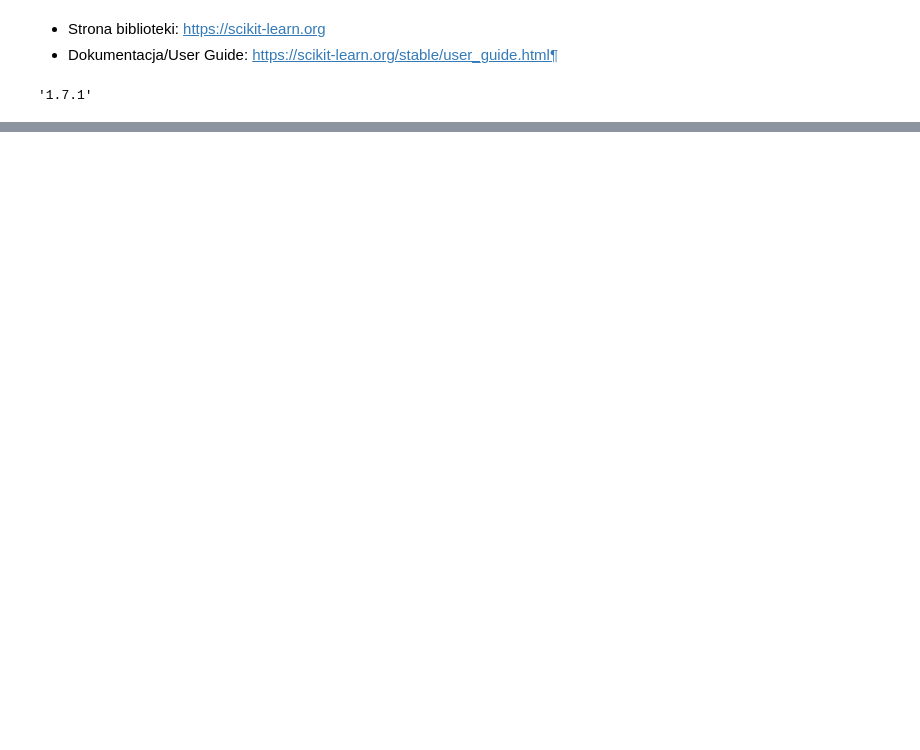
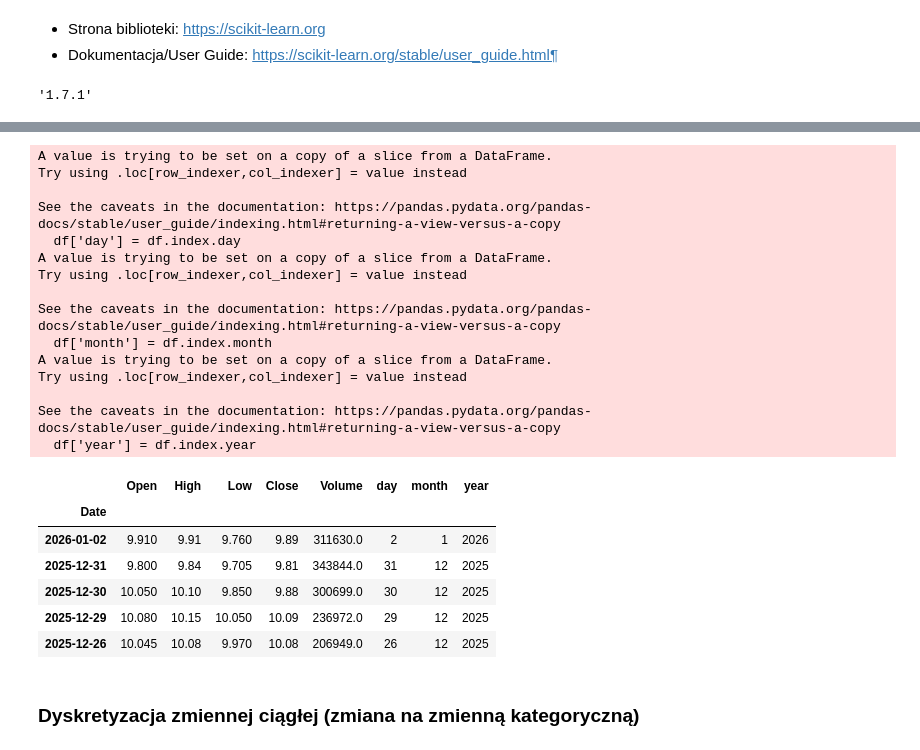
Before and after one commit to DamianPodrazaCode/Python_code, a Jupyter notebook: Jupyter/SciKit-Learn-bootcamp_cz1/03_feature_extraction.ipynb, the cells around one changed output, grey strips where cells are left out. Saved outputs shown, nothing was run; the diff lists cells and outputs as text; code cells hidden in the pictures; blank space fills up the shorter version.

```diff
--- a/Jupyter/SciKit-Learn-bootcamp_cz1/03_feature_extraction.ipynb
+++ b/Jupyter/SciKit-Learn-bootcamp_cz1/03_feature_extraction.ipynb
@@ -46,0 +66,30 @@ memory usage: 240.0 bytes
+# %%
+df['day'] = df.index.day
+df['month'] = df.index.month
+df['year'] = df.index.year
+df
+# %% [output]
+A value is trying to be set on a copy of a slice from a DataFrame.
+Try using .loc[row_indexer,col_indexer] = value instead
+
+See the caveats in the documentation: https://pandas.pydata.org/pandas-docs/stable/user_guide/indexing.html#returning-a-view-versus-a-copy
+  df['day'] = df.index.day
+A value is trying to be set on a copy of a slice from a DataFrame.
+Try using .loc[row_indexer,col_indexer] = value instead
+
+See the caveats in the documentation: https://pandas.pydata.org/pandas-docs/stable/user_guide/indexing.html#returning-a-view-versus-a-copy
+  df['month'] = df.index.month
+A value is trying to be set on a copy of a slice from a DataFrame.
+Try using .loc[row_indexer,col_indexer] = value instead
+
+See the caveats in the documentation: https://pandas.pydata.org/pandas-docs/stable/user_guide/indexing.html#returning-a-view-versus-a-copy
+  df['year'] = df.index.year
+|  | Open | High | Low | Close | Volume | day | month | year |
+| Date |  |  |  |  |  |  |  |  |
+| 2026-01-02 | 9.910 | 9.91 | 9.760 | 9.89 | 311630.0 | 2 | 1 | 2026 |
+| 2025-12-31 | 9.800 | 9.84 | 9.705 | 9.81 | 343844.0 | 31 | 12 | 2025 |
+| 2025-12-30 | 10.050 | 10.10 | 9.850 | 9.88 | 300699.0 | 30 | 12 | 2025 |
+| 2025-12-29 | 10.080 | 10.15 | 10.050 | 10.09 | 236972.0 | 29 | 12 | 2025 |
+| 2025-12-26 | 10.045 | 10.08 | 9.970 | 10.08 | 206949.0 | 26 | 12 | 2025 |
+# %% [markdown]
+### Dyskretyzacja zmiennej ciągłej (zmiana na zmienną kategoryczną)
```
Also changed, not shown: parts of 13 cells of this notebook, 1 other file.
